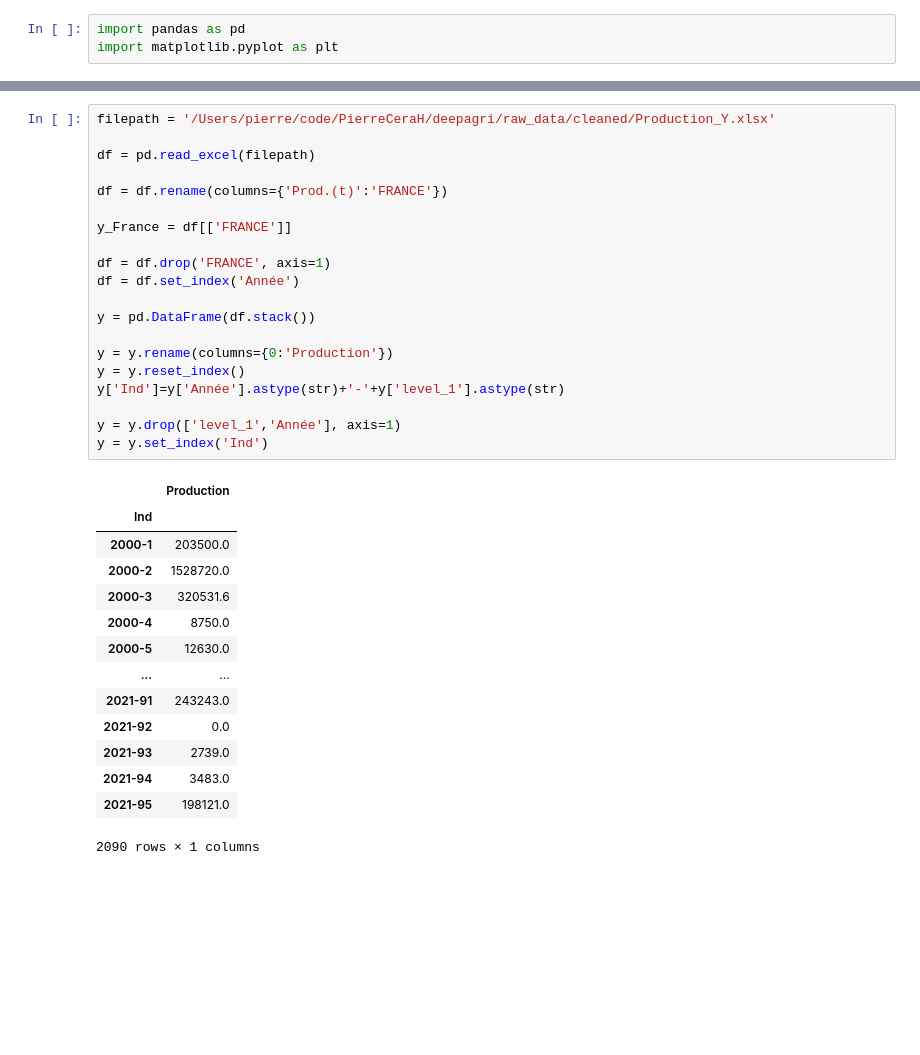
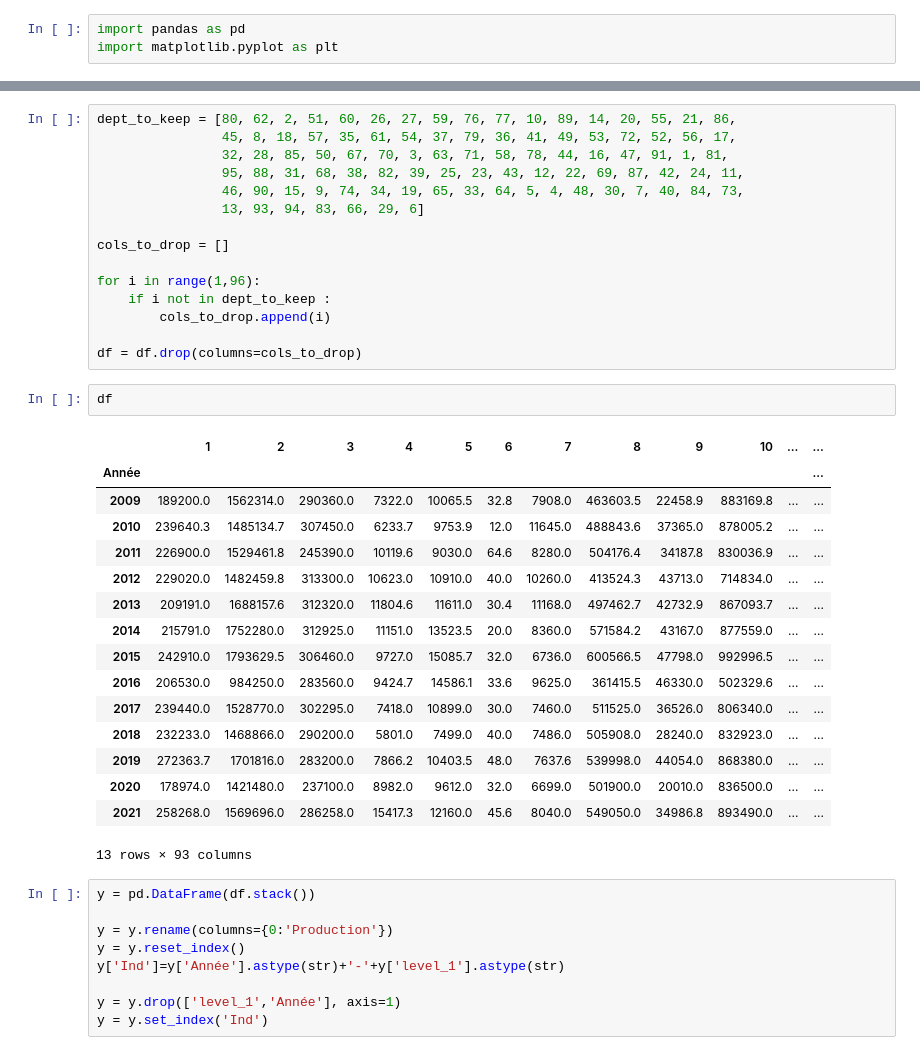
Before and after one commit to PierreCeraH/deepagri, a Jupyter notebook: Preparation_Y.ipynb, the cells around one changed output, grey strips where cells are left out. Saved outputs shown, nothing was run; the diff lists cells and outputs as text; blank space fills up the shorter version.

```diff
--- a/Preparation_Y.ipynb
+++ b/Preparation_Y.ipynb
@@ -4,15 +36,38 @@ import matplotlib.pyplot as plt
+# %%
+dept_to_keep = [80, 62, 2, 51, 60, 26, 27, 59, 76, 77, 10, 89, 14, 20, 55, 21, 86,
+                45, 8, 18, 57, 35, 61, 54, 37, 79, 36, 41, 49, 53, 72, 52, 56, 17,
+                32, 28, 85, 50, 67, 70, 3, 63, 71, 58, 78, 44, 16, 47, 91, 1, 81,
+                95, 88, 31, 68, 38, 82, 39, 25, 23, 43, 12, 22, 69, 87, 42, 24, 11,
+                46, 90, 15, 9, 74, 34, 19, 65, 33, 64, 5, 4, 48, 30, 7, 40, 84, 73,
+                13, 93, 94, 83, 66, 29, 6]
+
+cols_to_drop = []
+
+for i in range(1,96):
+    if i not in dept_to_keep :
+        cols_to_drop.append(i)
+
+df = df.drop(columns=cols_to_drop)
+# %%
+df
+# %% [output]
+|  | 1 | 2 | 3 | 4 | 5 | 6 | 7 | 8 | 9 | 10 | ... | ... |
+| Année |  |  |  |  |  |  |  |  |  |  |  | ... |
+| 2009 | 189200.0 | 1562314.0 | 290360.0 | 7322.0 | 10065.5 | 32.8 | 7908.0 | 463603.5 | 22458.9 | 883169.8 | ... | ... |
+| 2010 | 239640.3 | 1485134.7 | 307450.0 | 6233.7 | 9753.9 | 12.0 | 11645.0 | 488843.6 | 37365.0 | 878005.2 | ... | ... |
+| 2011 | 226900.0 | 1529461.8 | 245390.0 | 10119.6 | 9030.0 | 64.6 | 8280.0 | 504176.4 | 34187.8 | 830036.9 | ... | ... |
+| 2012 | 229020.0 | 1482459.8 | 313300.0 | 10623.0 | 10910.0 | 40.0 | 10260.0 | 413524.3 | 43713.0 | 714834.0 | ... | ... |
+| 2013 | 209191.0 | 1688157.6 | 312320.0 | 11804.6 | 11611.0 | 30.4 | 11168.0 | 497462.7 | 42732.9 | 867093.7 | ... | ... |
+| 2014 | 215791.0 | 1752280.0 | 312925.0 | 11151.0 | 13523.5 | 20.0 | 8360.0 | 571584.2 | 43167.0 | 877559.0 | ... | ... |
+| 2015 | 242910.0 | 1793629.5 | 306460.0 | 9727.0 | 15085.7 | 32.0 | 6736.0 | 600566.5 | 47798.0 | 992996.5 | ... | ... |
+| 2016 | 206530.0 | 984250.0 | 283560.0 | 9424.7 | 14586.1 | 33.6 | 9625.0 | 361415.5 | 46330.0 | 502329.6 | ... | ... |
+| 2017 | 239440.0 | 1528770.0 | 302295.0 | 7418.0 | 10899.0 | 30.0 | 7460.0 | 511525.0 | 36526.0 | 806340.0 | ... | ... |
+| 2018 | 232233.0 | 1468866.0 | 290200.0 | 5801.0 | 7499.0 | 40.0 | 7486.0 | 505908.0 | 28240.0 | 832923.0 | ... | ... |
+| 2019 | 272363.7 | 1701816.0 | 283200.0 | 7866.2 | 10403.5 | 48.0 | 7637.6 | 539998.0 | 44054.0 | 868380.0 | ... | ... |
+| 2020 | 178974.0 | 1421480.0 | 237100.0 | 8982.0 | 9612.0 | 32.0 | 6699.0 | 501900.0 | 20010.0 | 836500.0 | ... | ... |
+| 2021 | 258268.0 | 1569696.0 | 286258.0 | 15417.3 | 12160.0 | 45.6 | 8040.0 | 549050.0 | 34986.8 | 893490.0 | ... | ... |
+13 rows × 93 columns
 # %%
-filepath = '/Users/pierre/code/PierreCeraH/deepagri/raw_data/cleaned/Production_Y.xlsx'
-
-df = pd.read_excel(filepath)
-
-df = df.rename(columns={'Prod.(t)':'FRANCE'})
-
-y_France = df[['FRANCE']]
-
-df = df.drop('FRANCE', axis=1)
-df = df.set_index('Année')
-
 y = pd.DataFrame(df.stack())
 
 y = y.rename(columns={0:'Production'})
@@ -21,18 +76,3 @@ y['Ind']=y['Année'].astype(str)+'-'+y['level_1'].astype(str)
 
 y = y.drop(['level_1','Année'], axis=1)
 y = y.set_index('Ind')
-# %% [output]
-|  | Production |
-| Ind |  |
-| 2000-1 | 203500.0 |
-| 2000-2 | 1528720.0 |
-| 2000-3 | 320531.6 |
-| 2000-4 | 8750.0 |
-| 2000-5 | 12630.0 |
-| ... | ... |
-| 2021-91 | 243243.0 |
-| 2021-92 | 0.0 |
-| 2021-93 | 2739.0 |
-| 2021-94 | 3483.0 |
-| 2021-95 | 198121.0 |
-2090 rows × 1 columns
```
Also changed, not shown: parts of 5 cells of this notebook, 3 other files.
